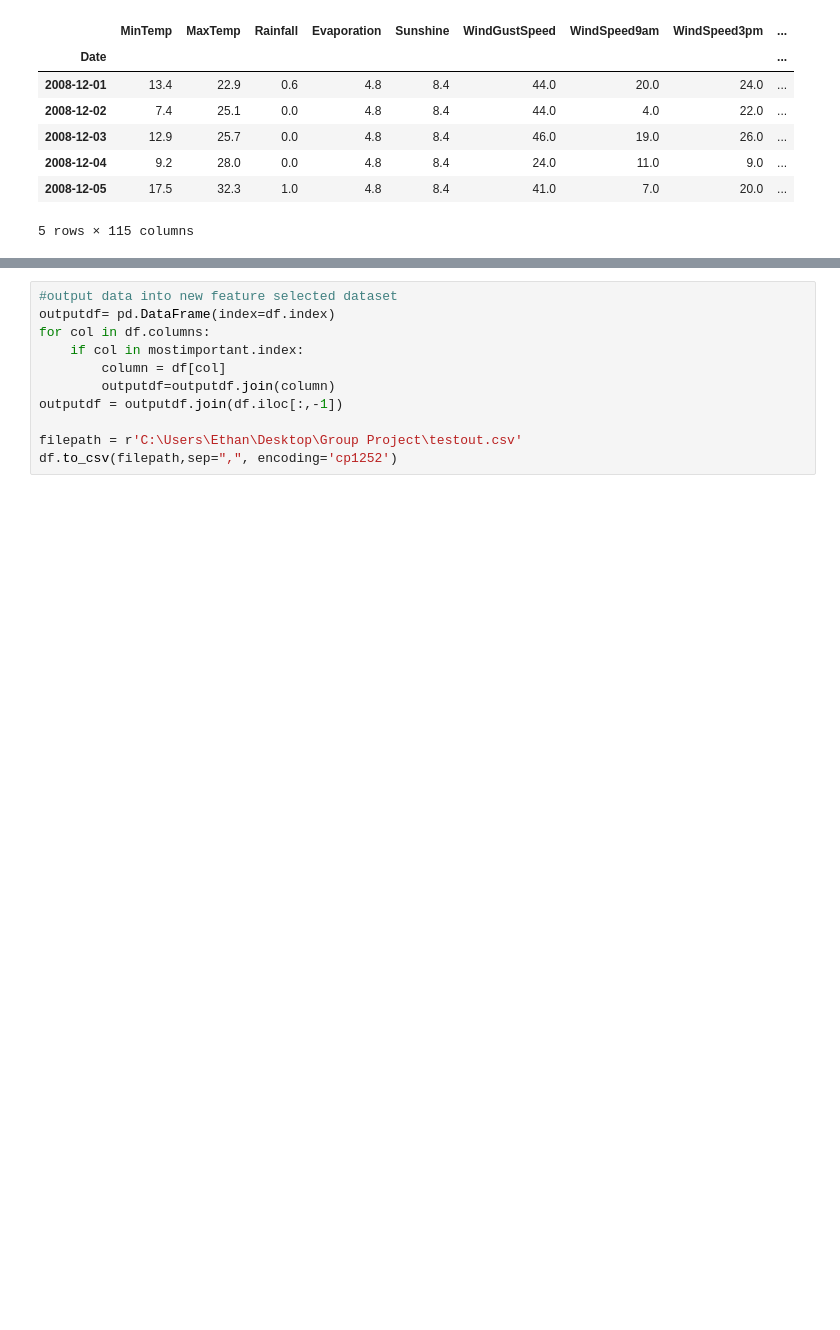
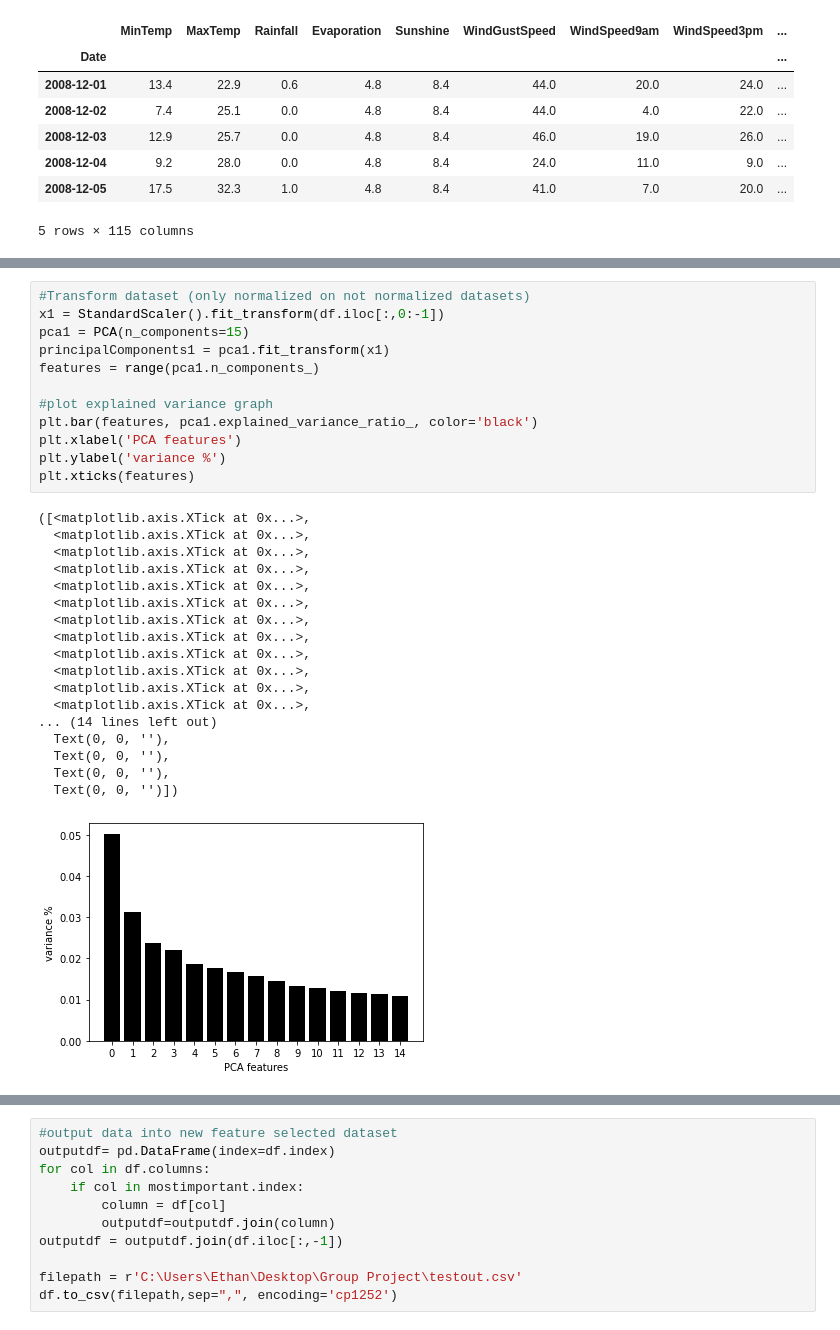
Before and after one commit to anshulpattoo/australianrainprediction, a Jupyter notebook: Ethan's Code and Files/EthanGroupProject.ipynb, the cells around one changed output, grey strips where cells are left out. Saved outputs shown, nothing was run; the diff lists cells and outputs as text; blank space fills up the shorter version.

```diff
--- a/Ethan's Code and Files/EthanGroupProject.ipynb
+++ b/Ethan's Code and Files/EthanGroupProject.ipynb
@@ -118,0 +115,31 @@ Text(0, 0.5, 'PCA 2')
+# %%
+#Transform dataset (only normalized on not normalized datasets)
+x1 = StandardScaler().fit_transform(df.iloc[:,0:-1])
+pca1 = PCA(n_components=15)
+principalComponents1 = pca1.fit_transform(x1)
+features = range(pca1.n_components_)
+
+#plot explained variance graph
+plt.bar(features, pca1.explained_variance_ratio_, color='black')
+plt.xlabel('PCA features')
+plt.ylabel('variance %')
+plt.xticks(features)
+# %% [output]
+([<matplotlib.axis.XTick at 0x...>,
+  <matplotlib.axis.XTick at 0x...>,
+  <matplotlib.axis.XTick at 0x...>,
+  <matplotlib.axis.XTick at 0x...>,
+  <matplotlib.axis.XTick at 0x...>,
+  <matplotlib.axis.XTick at 0x...>,
+  <matplotlib.axis.XTick at 0x...>,
+  <matplotlib.axis.XTick at 0x...>,
+  <matplotlib.axis.XTick at 0x...>,
+  <matplotlib.axis.XTick at 0x...>,
+  <matplotlib.axis.XTick at 0x...>,
+  <matplotlib.axis.XTick at 0x...>,
+... (14 lines left out)
+  Text(0, 0, ''),
+  Text(0, 0, ''),
+  Text(0, 0, ''),
+  Text(0, 0, '')])
+[figure, added]
```
Also changed, not shown: parts of 6 cells of this notebook.
